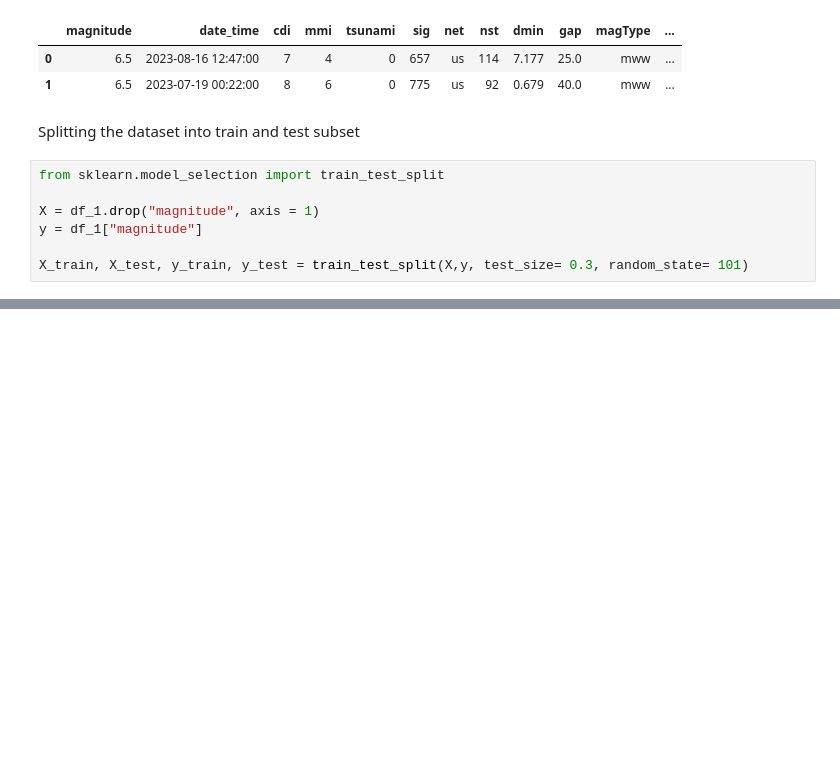
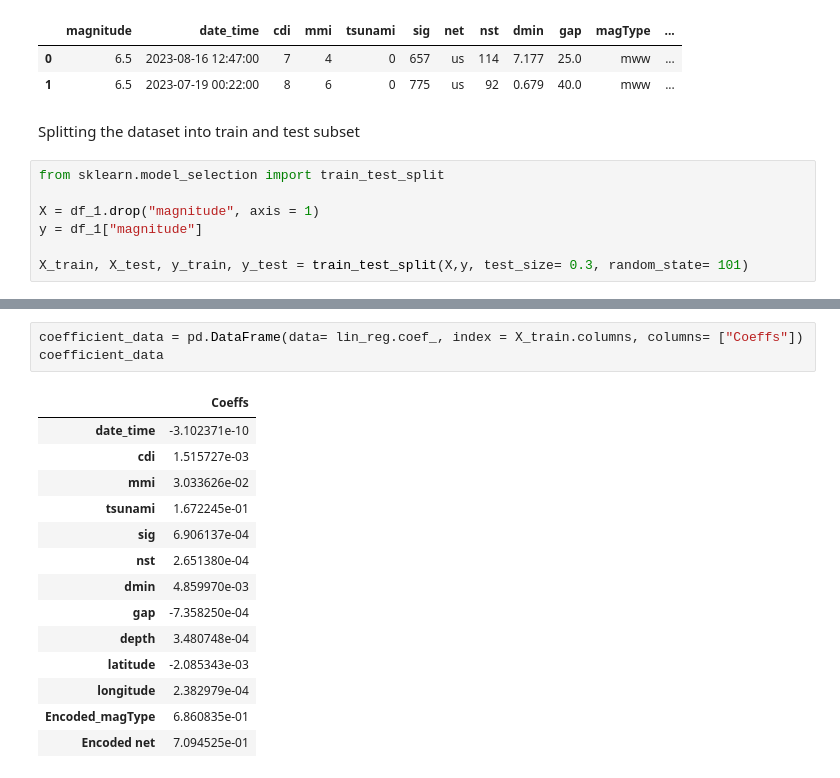
Before and after one commit to Alcatraz312/earthquake-prediction, a Jupyter notebook: src/main.ipynb, the cells around one changed output, grey strips where cells are left out. Cells and saved outputs as stored; diff of their text form; blank space fills up the shorter version.

```diff
--- a/src/main.ipynb
+++ b/src/main.ipynb
@@ -242,0 +319,18 @@ Applying target encoding on categorical columns
+# %%
+coefficient_data = pd.DataFrame(data= lin_reg.coef_, index = X_train.columns, columns= ["Coeffs"])
+coefficient_data
+# %% [output]
+|  | Coeffs |
+| date_time | -3.102371e-10 |
+| cdi | 1.515727e-03 |
+| mmi | 3.033626e-02 |
+| tsunami | 1.672245e-01 |
+| sig | 6.906137e-04 |
+| nst | 2.651380e-04 |
+| dmin | 4.859970e-03 |
+| gap | -7.358250e-04 |
+| depth | 3.480748e-04 |
+| latitude | -2.085343e-03 |
+| longitude | 2.382979e-04 |
+| Encoded_magType | 6.860835e-01 |
+| Encoded net | 7.094525e-01 |
```
Also changed, not shown: parts of 25 cells of this notebook.
